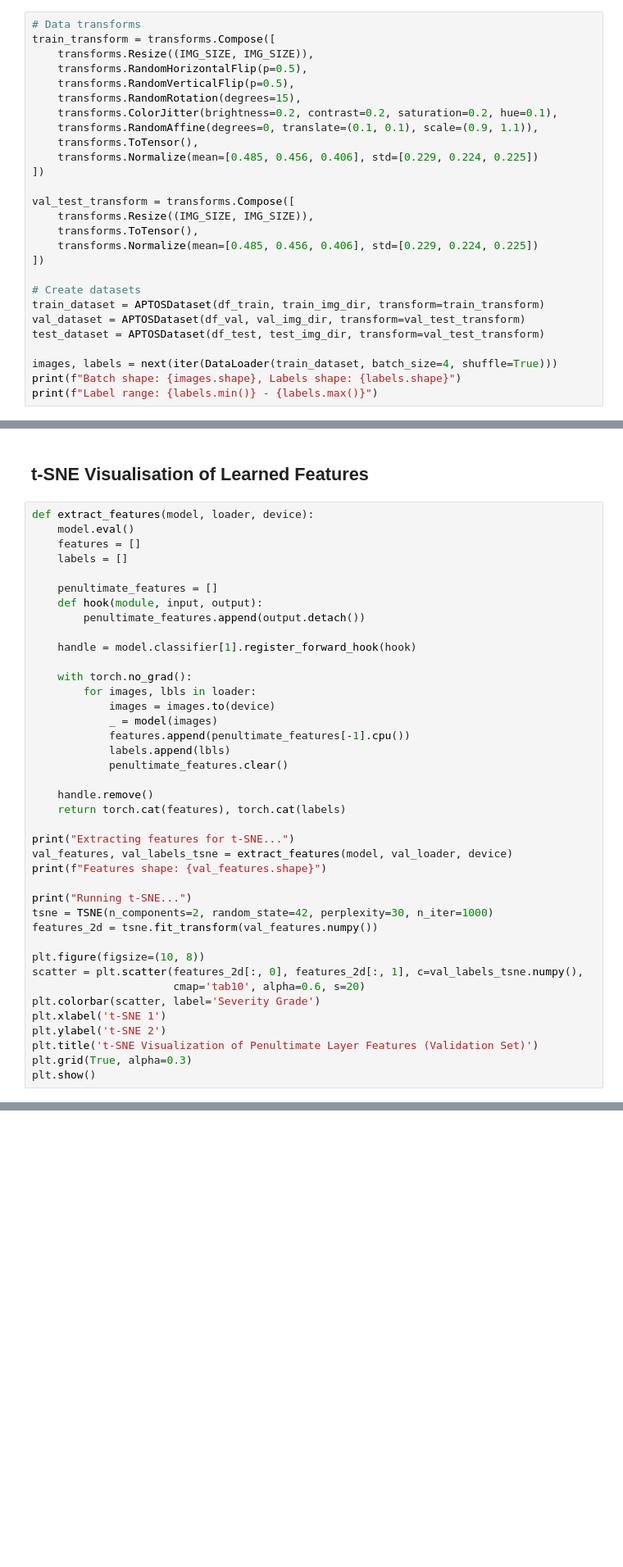
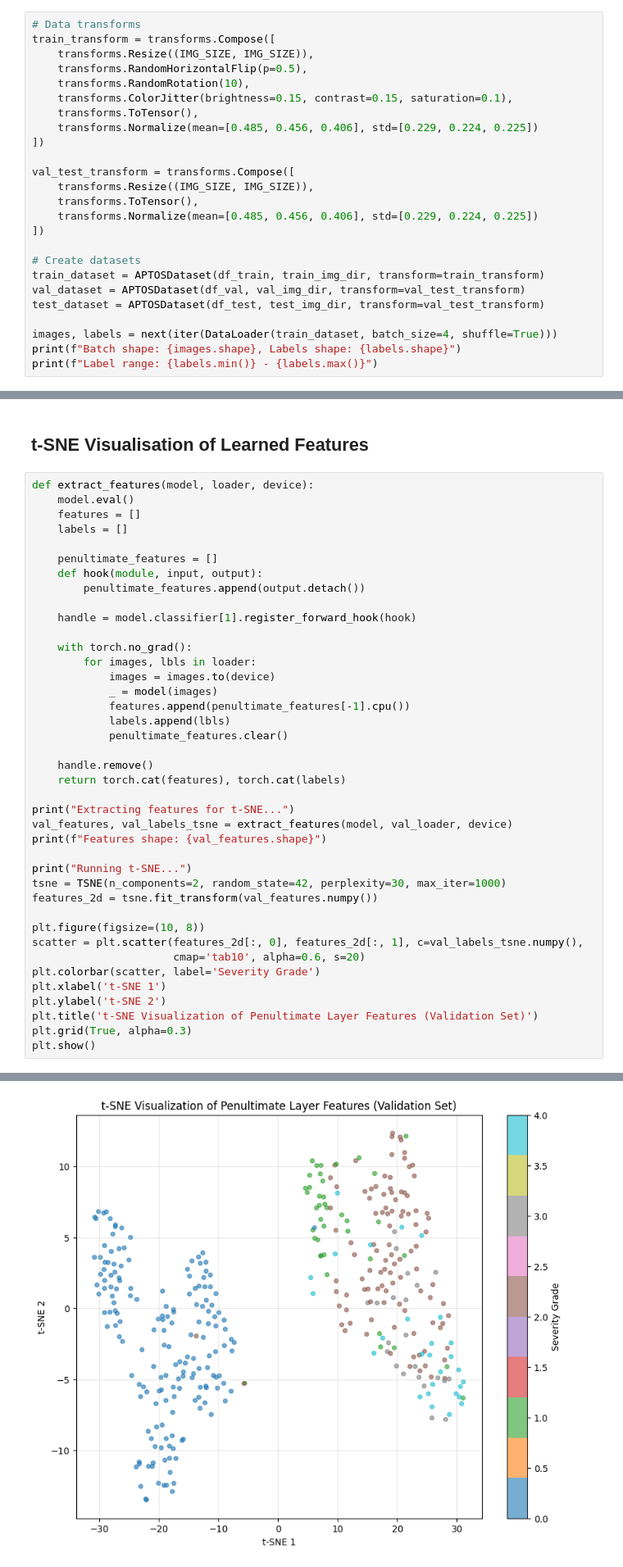
Before and after one commit to Nipun-Gupta1234/retinal_disease_classification_transfer_learning, a Jupyter notebook: retinal_transfer_learning.ipynb, the cells around one changed output, grey strips where cells are left out. Shown at 82% size. Drawn from its saved outputs; the diff is of its cells as text; blank space fills up the shorter version.

```diff
--- a/retinal_transfer_learning.ipynb
+++ b/retinal_transfer_learning.ipynb
@@ -119,10 +121,8 @@ class APTOSDataset(Dataset):
 train_transform = transforms.Compose([
     transforms.Resize((IMG_SIZE, IMG_SIZE)),
     transforms.RandomHorizontalFlip(p=0.5),
-    transforms.RandomVerticalFlip(p=0.5),
-    transforms.RandomRotation(degrees=15),
-    transforms.ColorJitter(brightness=0.2, contrast=0.2, saturation=0.2, hue=0.1),
-    transforms.RandomAffine(degrees=0, translate=(0.1, 0.1), scale=(0.9, 1.1)),
+    transforms.RandomRotation(10),
+    transforms.ColorJitter(brightness=0.15, contrast=0.15, saturation=0.1),
     transforms.ToTensor(),
     transforms.Normalize(mean=[0.485, 0.456, 0.406], std=[0.229, 0.224, 0.225])
 ])
@@ -709,7 +792,7 @@ val_features, val_labels_tsne = extract_features(model, val_loader, device)
 print(f"Features shape: {val_features.shape}")
 
 print("Running t-SNE...")
-tsne = TSNE(n_components=2, random_state=42, perplexity=30, n_iter=1000)
+tsne = TSNE(n_components=2, random_state=42, perplexity=30, max_iter=1000)
 features_2d = tsne.fit_transform(val_features.numpy())
 
 plt.figure(figsize=(10, 8))
@@ -721,3 +804,4 @@ plt.ylabel('t-SNE 2')
 plt.title('t-SNE Visualization of Penultimate Layer Features (Validation Set)')
 plt.grid(True, alpha=0.3)
 plt.show()
+# %% [output]
@@ -723,0 +811 @@ plt.show()
+[figure, added]
```
Also changed, not shown: parts of 12 cells of this notebook, 1 other file.
